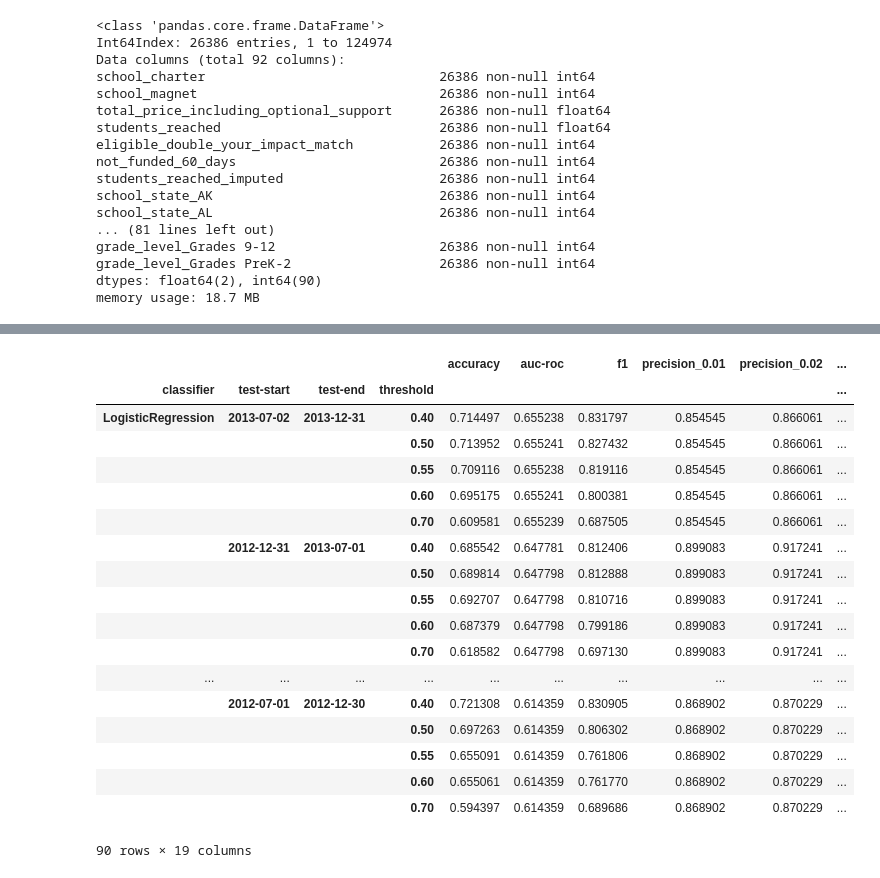
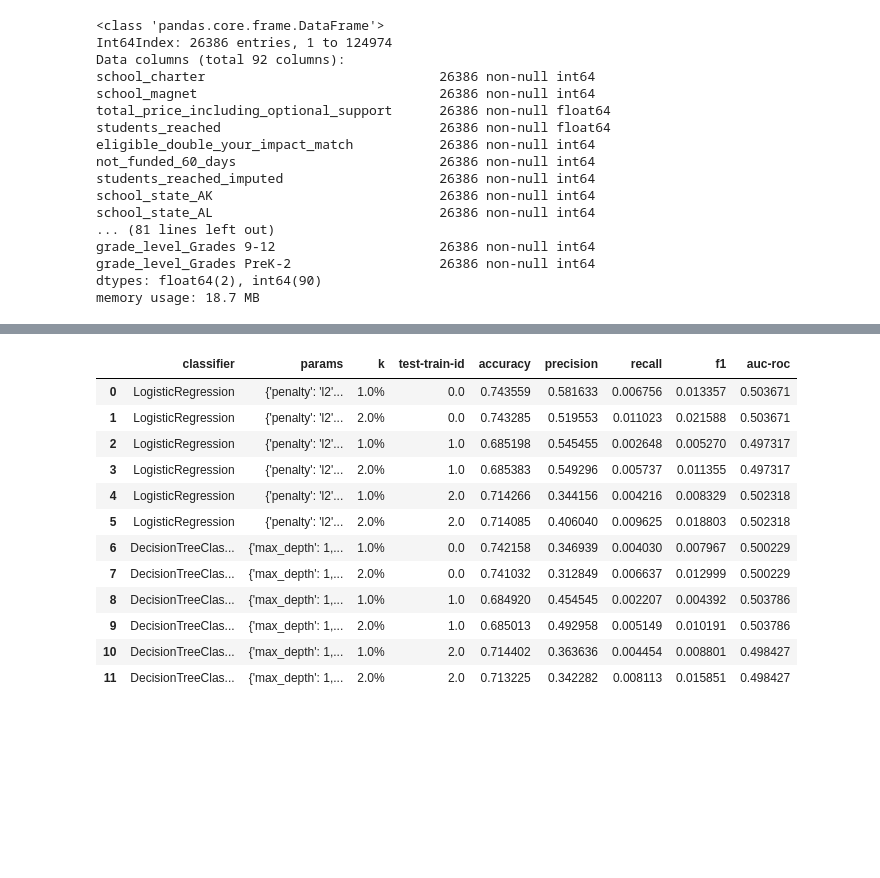
Before and after one commit to jtanwk/capp30254, a Jupyter notebook: HW5/Homework5_Tan.ipynb, the cells around one changed output, grey strips where cells are left out. Drawn from its saved outputs; the diff is of its cells as text; code cells hidden in the pictures; blank space fills up the shorter version.

```diff
--- a/HW5/Homework5_Tan.ipynb
+++ b/HW5/Homework5_Tan.ipynb
@@ -415,0 +399,7 @@ train_dfs[0].head()
+# %%
+# Check which train features are not in test and vice versa
+for i in range(len(train_dfs)):
+    train_not_in_test = set(train_dfs[i].columns) - set(test_dfs[i].columns)
+    test_not_in_train = set(test_dfs[i].columns) - set(train_dfs[i].columns)
+    print(f'Test/train split {i+1}: {train_not_in_test} are in train but not in test')
+    print(f'Test/train split {i+1}: {test_not_in_train} are in test but not in train')
@@ -416,3 +413,6 @@ train_dfs[0].head()
+# %%
+# 'teacher_prefix_Dr.' is not in train for test/train split 3, so we can drop it from test3
+test_dfs[2] = test_dfs[2].drop(labels=['teacher_prefix_Dr.'], axis=1)
 # %%
 # Final feature set
 for df_list in (train_dfs, test_dfs):
@@ -468,23 +467,21 @@ memory usage: 18.7 MB
 # %%
-# TODO - WHY DOES KNN BREAK PREDICT_PROBA?
-
+# classifiers_test = ['LogisticRegression', 'DecisionTreeClassifier']
 classifiers = ['LogisticRegression', 'KNeighborsClassifier', 'DecisionTreeClassifier',
                'LinearSVC', 'RandomForestClassifier', 'AdaBoostClassifier',
                'BaggingClassifier']
-parameters = config.GRID_TEST # dictionary of lists of parameters
+parameters = config.GRID_LARGE # dictionary of lists of parameters
 num_training_sets = len(config.TEMPORAL_SPLITS) # use to index into train_dfs
 label = config.LABEL
-thresholds = [0.01, 0.02, 0.05, 0.1, 0.2, 0.3, 0.5, 1]
 trained_classifiers = []
 
 for i in classifiers:
     for j in parameters[i]:
         for k in range(num_training_sets):
 
-            print(f'Training {i} with params {j} on training set {k}')
             trained = library.train_classifier(df=train_dfs[k],
                                                label=label,
                                                method=i,
+                                               df_num=k,
                                                param_dict=j)
 
             trained_classifiers.append(trained)
@@ -534,0 +522,13 @@ trained_classifiers[0:5]
+# %%
+thresholds = [0.01, 0.02, 0.05, 0.1, 0.2, 0.3, 0.5, 1]
+thresholds_test = [0.01, 0.02]
+results_df = pd.DataFrame()
+
+for i in trained_classifiers: # (method, param_dict, df_num, trained)
+    for j in thresholds_test:
+
+        results_dict = library.validate_classifier(df=test_dfs[i[2]],
+                                                   label=config.LABEL,
+                                                   classifier=i,
+                                                   top_k=j)
+        results_df = results_df.append(results_dict, ignore_index=True)
@@ -535,24 +548,21 @@ trained_classifiers[0:5]
+# %%
+# Cosmetic tweaks
+COL_ORDER = ['classifier', 'params', 'k', 'test-train-id', 'accuracy', 'precision', 'recall', 'f1', 'auc-roc']
+results_df = results_df[COL_ORDER]
+results_df
+# %% [output]
+|  | classifier | params | k | test-train-id | accuracy | precision | recall | f1 | auc-roc |
+| 0 | LogisticRegression | {'penalty': 'l2'... | 1.0% | 0.0 | 0.743559 | 0.581633 | 0.006756 | 0.013357 | 0.503671 |
+| 1 | LogisticRegression | {'penalty': 'l2'... | 2.0% | 0.0 | 0.743285 | 0.519553 | 0.011023 | 0.021588 | 0.503671 |
+| 2 | LogisticRegression | {'penalty': 'l2'... | 1.0% | 1.0 | 0.685198 | 0.545455 | 0.002648 | 0.005270 | 0.497317 |
+| 3 | LogisticRegression | {'penalty': 'l2'... | 2.0% | 1.0 | 0.685383 | 0.549296 | 0.005737 | 0.011355 | 0.497317 |
+| 4 | LogisticRegression | {'penalty': 'l2'... | 1.0% | 2.0 | 0.714266 | 0.344156 | 0.004216 | 0.008329 | 0.502318 |
+| 5 | LogisticRegression | {'penalty': 'l2'... | 2.0% | 2.0 | 0.714085 | 0.406040 | 0.009625 | 0.018803 | 0.502318 |
+| 6 | DecisionTreeClas... | {'max_depth': 1,... | 1.0% | 0.0 | 0.742158 | 0.346939 | 0.004030 | 0.007967 | 0.500229 |
+| 7 | DecisionTreeClas... | {'max_depth': 1,... | 2.0% | 0.0 | 0.741032 | 0.312849 | 0.006637 | 0.012999 | 0.500229 |
+| 8 | DecisionTreeClas... | {'max_depth': 1,... | 1.0% | 1.0 | 0.684920 | 0.454545 | 0.002207 | 0.004392 | 0.503786 |
+| 9 | DecisionTreeClas... | {'max_depth': 1,... | 2.0% | 1.0 | 0.685013 | 0.492958 | 0.005149 | 0.010191 | 0.503786 |
+| 10 | DecisionTreeClas... | {'max_depth': 1,... | 1.0% | 2.0 | 0.714402 | 0.363636 | 0.004454 | 0.008801 | 0.498427 |
+| 11 | DecisionTreeClas... | {'max_depth': 1,... | 2.0% | 2.0 | 0.713225 | 0.342282 | 0.008113 | 0.015851 | 0.498427 |
 # %%
-results_df = results_df.set_index(['classifier', 'test-start', 'test-end', 'threshold'])
 results_df.to_excel("output/results.xlsx")
-results_df
-# %% [output]
-|  |  |  |  | accuracy | auc-roc | f1 | precision_0.01 | precision_0.02 | ... |
-| classifier | test-start | test-end | threshold |  |  |  |  |  | ... |
-| LogisticRegression | 2013-07-02 | 2013-12-31 | 0.40 | 0.714497 | 0.655238 | 0.831797 | 0.854545 | 0.866061 | ... |
-|  |  |  | 0.50 | 0.713952 | 0.655241 | 0.827432 | 0.854545 | 0.866061 | ... |
-|  |  |  | 0.55 | 0.709116 | 0.655238 | 0.819116 | 0.854545 | 0.866061 | ... |
-|  |  |  | 0.60 | 0.695175 | 0.655241 | 0.800381 | 0.854545 | 0.866061 | ... |
-|  |  |  | 0.70 | 0.609581 | 0.655239 | 0.687505 | 0.854545 | 0.866061 | ... |
-|  | 2012-12-31 | 2013-07-01 | 0.40 | 0.685542 | 0.647781 | 0.812406 | 0.899083 | 0.917241 | ... |
-|  |  |  | 0.50 | 0.689814 | 0.647798 | 0.812888 | 0.899083 | 0.917241 | ... |
-|  |  |  | 0.55 | 0.692707 | 0.647798 | 0.810716 | 0.899083 | 0.917241 | ... |
-|  |  |  | 0.60 | 0.687379 | 0.647798 | 0.799186 | 0.899083 | 0.917241 | ... |
-|  |  |  | 0.70 | 0.618582 | 0.647798 | 0.697130 | 0.899083 | 0.917241 | ... |
-| ... | ... | ... | ... | ... | ... | ... | ... | ... | ... |
-|  | 2012-07-01 | 2012-12-30 | 0.40 | 0.721308 | 0.614359 | 0.830905 | 0.868902 | 0.870229 | ... |
-|  |  |  | 0.50 | 0.697263 | 0.614359 | 0.806302 | 0.868902 | 0.870229 | ... |
-|  |  |  | 0.55 | 0.655091 | 0.614359 | 0.761806 | 0.868902 | 0.870229 | ... |
-|  |  |  | 0.60 | 0.655061 | 0.614359 | 0.761770 | 0.868902 | 0.870229 | ... |
-|  |  |  | 0.70 | 0.594397 | 0.614359 | 0.689686 | 0.868902 | 0.870229 | ... |
-90 rows × 19 columns
```
Also changed, not shown: parts of 27 cells of this notebook, 12 other files.
